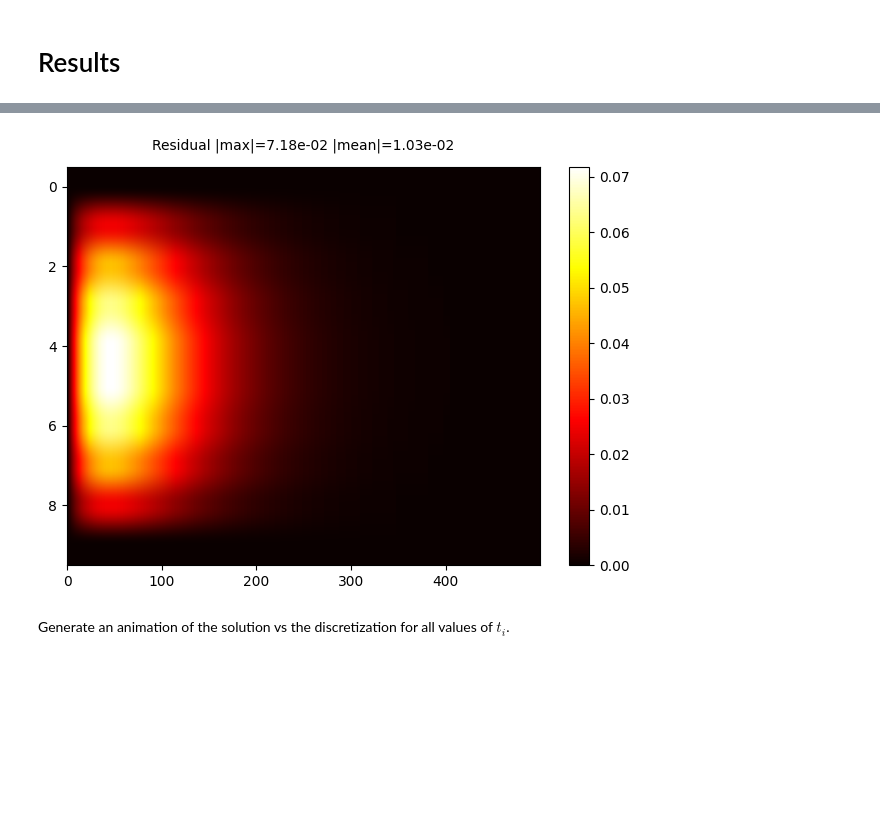
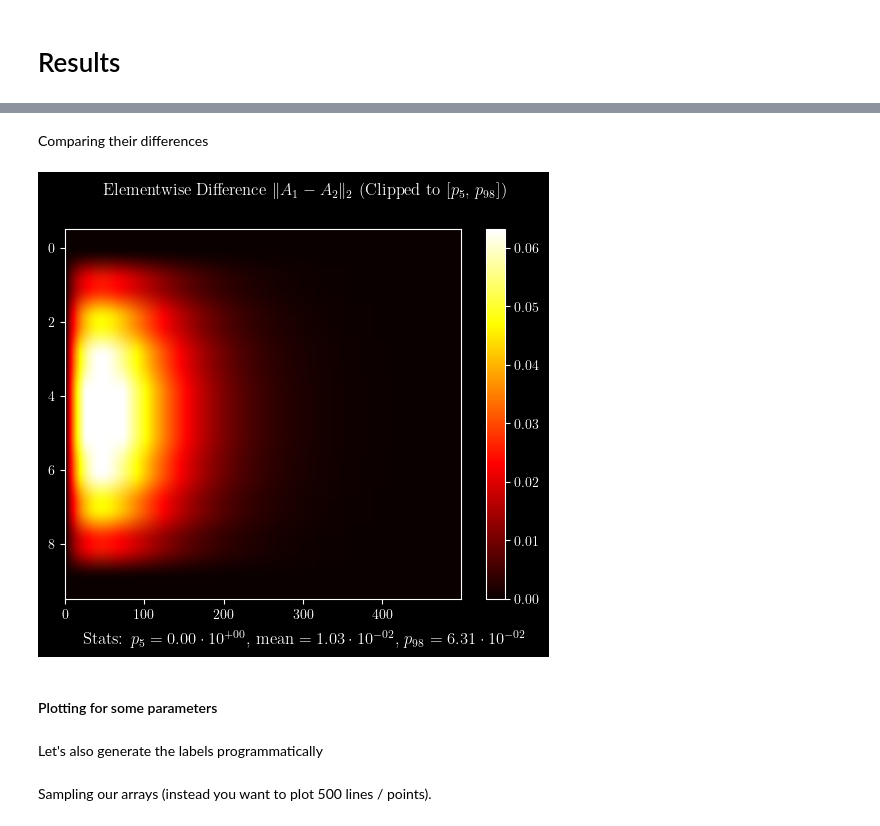
Before and after one commit to sergio-gastulo/undergraduate-coding, a Jupyter notebook: py_v/crank_nicolson_heat_eq.ipynb, the cells around one changed output, grey strips where cells are left out. Drawn from its saved outputs; the diff is of its cells as text; code cells hidden in the pictures; blank space fills up the shorter version.

```diff
--- a/py_v/crank_nicolson_heat_eq.ipynb
+++ b/py_v/crank_nicolson_heat_eq.ipynb
@@ -64,11 +55,3 @@ Number of points to be discretized and some constants
-# %%
-n = np.int8(10)                 # space discretization
-m = np.int16(500)               # time discretization
-xx = np.linspace(0, L, n)
-tt = np.linspace(0, T, m)
-h = L/n
-k = T/m
-lambda_ = (alpha**2 * k) / (2 * h**2)
 # %% [markdown]
 ### Tridiagonal system
 In Linear Algebra terms, the system to solve is:
@@ -122,4 +92,7 @@ def gen_ab(
 # %%
+from scipy.linalg import solve_banded
+from utils.linalg import tridiag, gen_ab
+
 def solver(
         xx: np.ndarray,
         m: int,
@@ -129,19 +102,22 @@ def solver(
     n, = xx.shape
 
     # n-2 since we are not including boundary conditions
-    ab = gen_ab(n-2, param)
-    m_right = tridiag(n-2, 1-2*param, param)
-    res = np.empty([n-2, m])
+    ab = gen_ab(n - 2, param)
+    m_right = tridiag(n - 2, 1 - 2*param, param)
+    res = np.empty([n - 2, m])
 
-    res[:, 0] = g(xx)[1:-1]
-    for j in range(m-2):
+    res[:, 0] = g(xx)[1: -1]
+    for j in range(m - 1):
         right = m_right.dot(res[:, j])
-        res[:, j+1] = solve_banded((1, 1), ab, right)
+        res[:, j + 1] = solve_banded((1, 1), ab, right)
 
+    # merge with boundary conditions
     boundary_a = np.full(m, A)
     boundary_b = np.full(m, B)
     result = np.vstack((boundary_a, res, boundary_b))
     return result
 
 
-mat = solver(xx, m, lambda_)
+xx = np.linspace(0, L, N)
+tt = np.linspace(0, T, M)
+mat = solver(xx, M, LAMBDA)
@@ -165,0 +153,9 @@ This shows how close these matrices are in each $t_i$.
+# %%
+from utils.calculus import discretize
+
+def solution(x, t) -> np.float64:
+    sin = np.sin(np.pi * x)
+    exp = np.exp(- np.pi ** 2 * t)
+    return sin * exp
+
+arr = discretize(solution, xx, tt)
@@ -166,7 +170,9 @@ This shows how close these matrices are in each $t_i$.
+# %% [markdown]
+Comparing their differences
 # %%
-arr = discretize(solution, xx, tt)
-fig = plot_diff_matrices(arr, mat)
+from utils.visualization import matrix_diff_plot
+
+fig, ax = matrix_diff_plot(arr, mat, [5, 98])
+plt.show()
 # %% [output]
-[figure, old version]
+[figure, new version]
-# %% [markdown]
-Generate an animation of the solution vs the discretization for all values of $t_i$.
@@ -204,0 +179,2 @@ ani.save('./data/here.mp4', fps=24)
+# %% [markdown]
+#### Plotting for some parameters
@@ -204,0 +194,2 @@ ani.save('./data/here.mp4', fps=24)
+# %% [markdown]
+Let's also generate the labels programmatically
@@ -204,0 +203,2 @@ ani.save('./data/here.mp4', fps=24)
+# %% [markdown]
+Sampling our arrays (instead you want to plot 500 lines / points).
```
Also changed, not shown: parts of 17 cells of this notebook, 5 other files.
